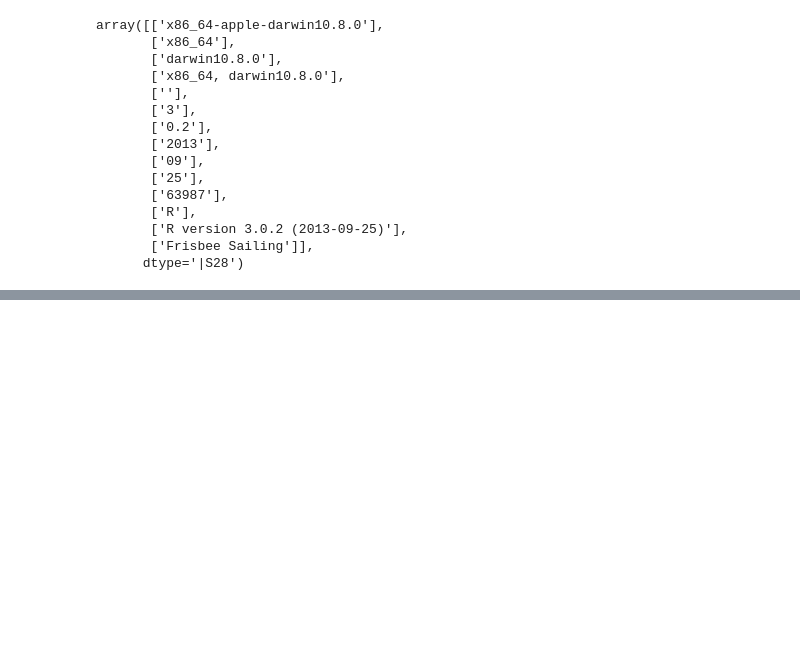
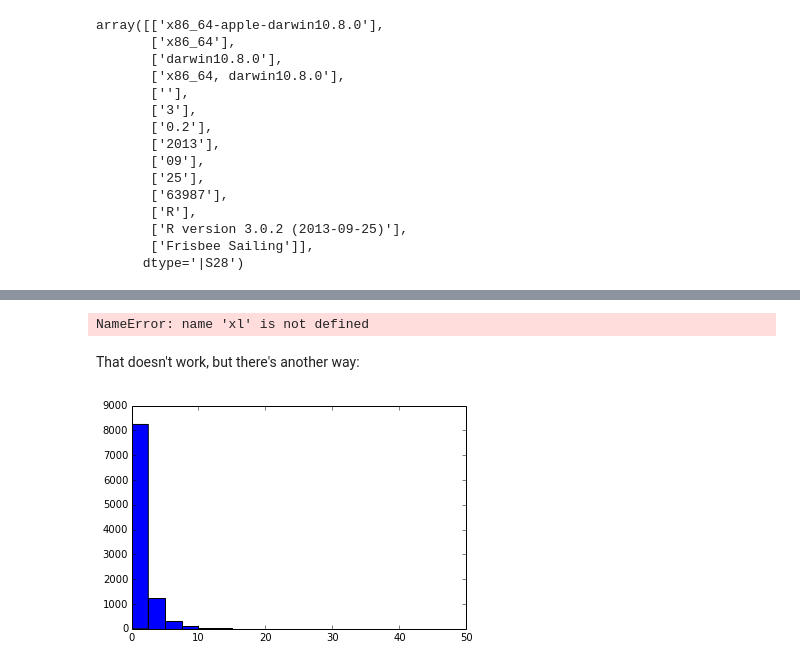
Before and after one commit to dchud/indviz, a Jupyter notebook: Week 1 - basics.ipynb, the cells around one changed output, grey strips where cells are left out. Cells and saved outputs as stored; diff of their text form; code cells hidden in the pictures; blank space fills up the shorter version.

```diff
--- a/Week 1 - basics.ipynb
+++ b/Week 1 - basics.ipynb
@@ -60,0 +81,14 @@ Weird, the matplotlib figure should render inline.  Something's wrong with the c
+# %%
+plt.hist(xl, bins=20)
+plt.show()
+# %% [output]
+NameError: name 'xl' is not defined
+# %% [markdown]
+That doesn't work, but there's another way:
+# %%
+from rpy2.robjects import r
+xl = r('rlnorm(10000)')
+plt.hist(xl, bins=20)
+plt.show()
+# %% [output]
+[figure, added]
```
Also changed, not shown: parts of 11 cells of this notebook, 1 other file.
